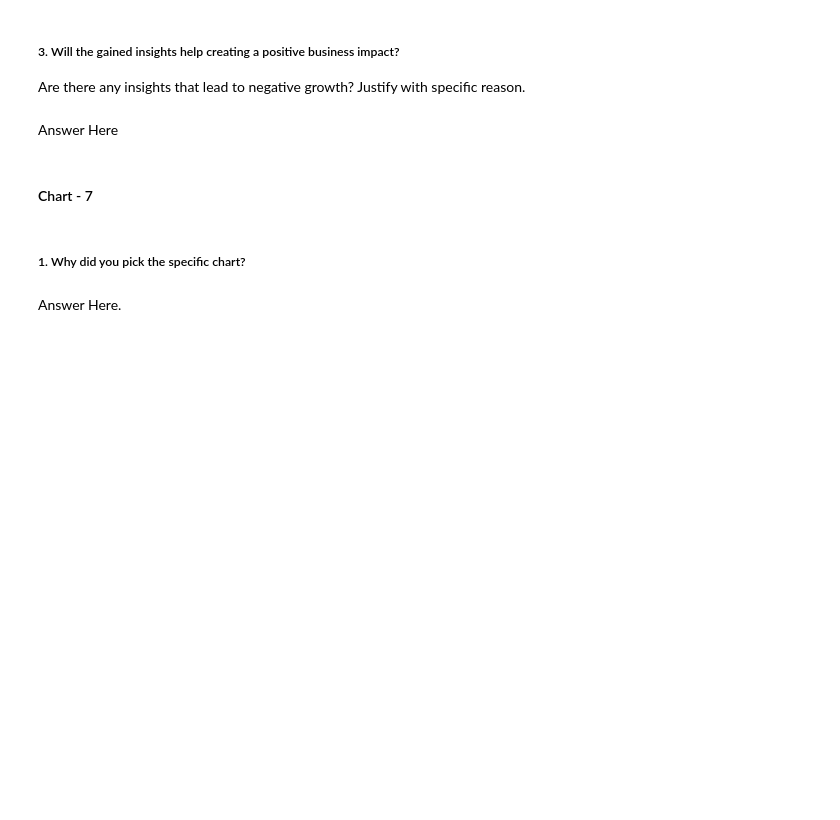
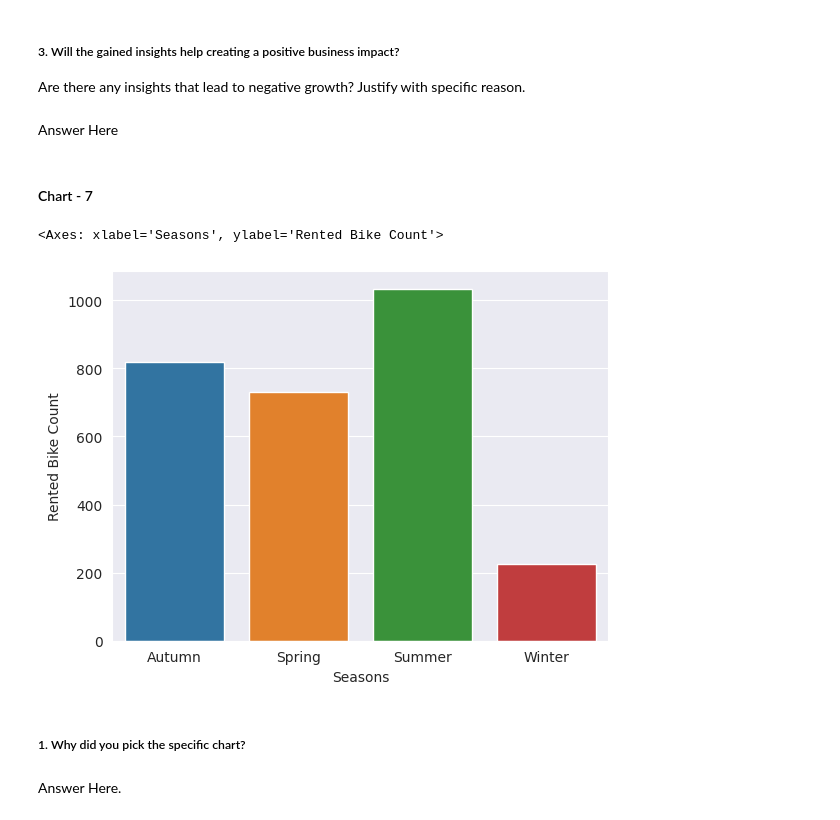
Before and after one commit to apurva-shrivastava/Bike-Sharing-Demand-Prediction, a Jupyter notebook: apurva_bike_sharing_demand_prediction.ipynb, the cells around one changed output. Cells and saved outputs as stored; diff of their text form; code cells hidden in the pictures; blank space fills up the shorter version.

```diff
--- a/apurva_bike_sharing_demand_prediction.ipynb
+++ b/apurva_bike_sharing_demand_prediction.ipynb
@@ -588,3 +587,10 @@ Answer Here
+# %%
+# Chart - 7 visualization code
+group_S = pd.DataFrame(data.groupby(['Seasons'])['Rented Bike Count'].mean()).reset_index()
+sns.barplot(data=group_S, x='Seasons', y='Rented Bike Count')
+# %% [output]
+<Axes: xlabel='Seasons', ylabel='Rented Bike Count'>
+[figure, added]
 # %% [markdown]
 ##### 1. Why did you pick the specific chart?
 # %% [markdown]
```
Also changed, not shown: parts of 12 cells of this notebook.
